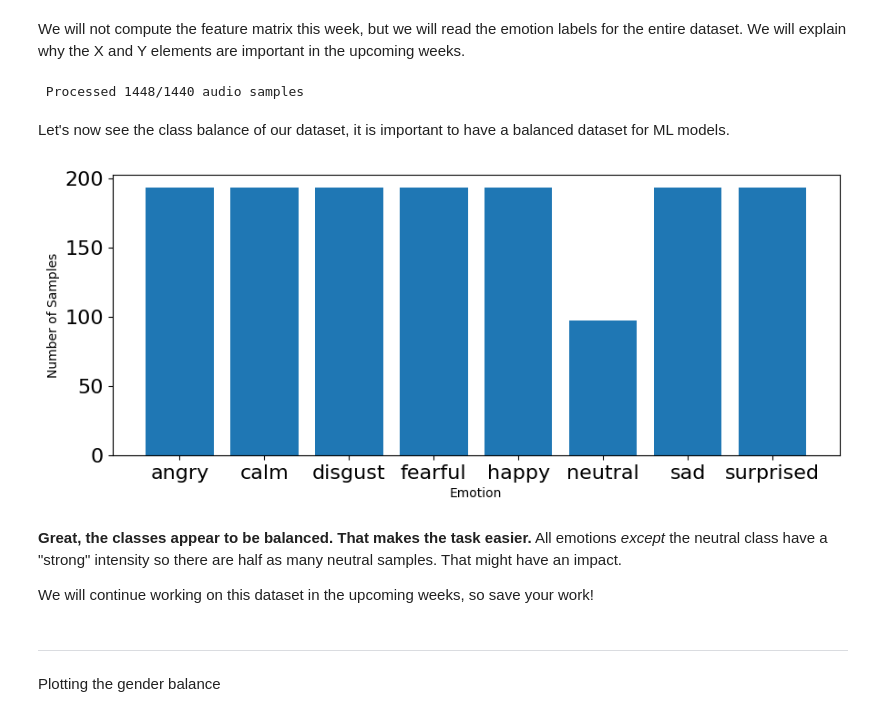
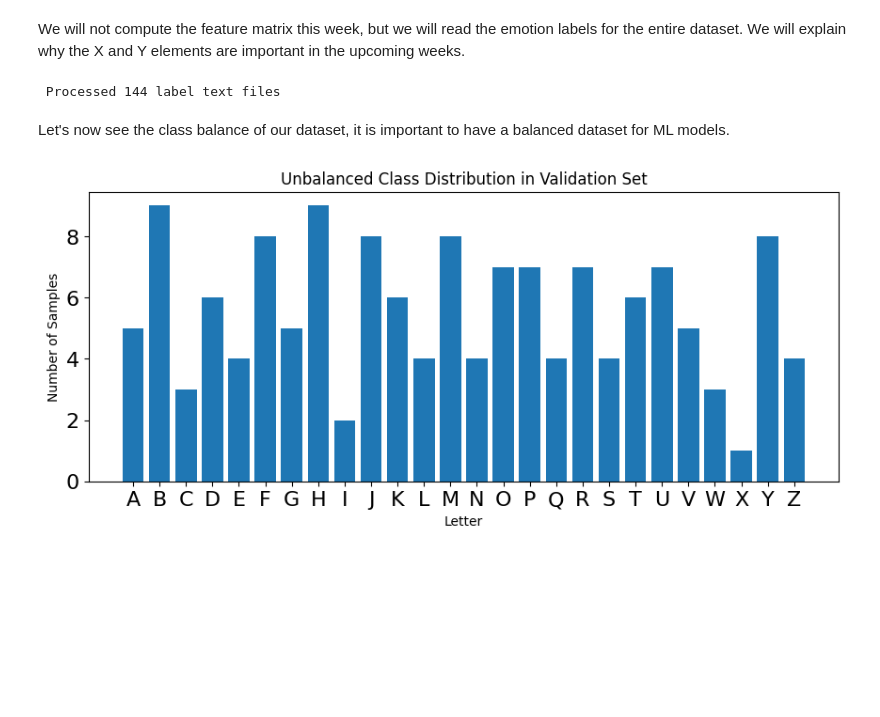
Before and after one commit to amandajeng19/ASL-Final-Project, a Jupyter notebook: Data_Preprocessing.ipynb, the cells around one changed output. Cells and saved outputs as stored; diff of their text form; code cells hidden in the pictures; blank space fills up the shorter version.

```diff
--- a/Data_Preprocessing.ipynb
+++ b/Data_Preprocessing.ipynb
@@ -686,58 +202,46 @@ import numpy as np
 import matplotlib.pyplot as plt
 
 def load_data():
-    X,y,z=[],[],[]
+    X,y = [],[]
     count = 0
-    for file in glob.glob("/content/drive/MyDrive/IAT 360/Week 2 lab/Audio Data/*/*.wav"):
-        file_name = os.path.basename(file)
+    # for every text file in the training set
+    for file in glob.glob("/content/drive/MyDrive/IAT 360/Computer Vision Project/labels/val/*.txt"):
+        f = open(file, "r")
 
-        emotion = emotions_dict[file_name.split("-")[2]]
-        y.append(emotion)
+        # read the first two characters, strip the space
+        label = f.read(2).strip(" ")
 
-        gender = int(file_name.strip(".wav").split("-")[6])
-        if (gender % 2 == 0):
-          gender = 'female'
-        else:
-          gender = 'male'
-        z.append(gender)
+        # use the dictionary to add the letter to the list of labels
+        letter = letters_dict[label]
+        y.append(letter)
 
-        #features = get_features(file)
-        #X.append(features)
+        f.close()
         count += 1
         # '\r' + end='' results in printing over same line
-    print('\r' + f' Processed {count}/{1440} audio samples',end=' ')
+        print('\r' + f' Processed {count} label text files',end=' ')
     # Return arrays to plug into sklearn's cross-validation algorithms
-    return np.array(X), np.array(y), np.array(z)
+    return np.array(X), np.array(y)
 # %% [markdown]
 We will not compute the feature matrix this week, but we will read the emotion labels for the entire dataset.
 We will explain why the X and Y elements are important in the upcoming weeks.
 # %%
-features, emotions, gender = load_data()
+features, letters = load_data()
 # %% [output]
- Processed 1448/1440 audio samples
+ Processed 144 label text files
 # %% [markdown]
 Let's now see the class balance of our dataset, it is important to have a balanced dataset for ML models.
 # %%
-# plot emotions
+# plot letters
 plt.figure(figsize=(35,4))
 plt.subplot(1,3,1)
 #np.unique returns ordered list of unique elements and count of each element
-emotion_list, count = np.unique(emotions, return_counts=True)
-plt.bar(x=range(8), height=count)
-plt.xticks(ticks=range(8), labels = [emotion for emotion in emotion_list],fontsize=10)
-plt.xlabel('Emotion')
+letter_list, count = np.unique(letters, return_counts=True)
+plt.bar(x=range(26), height=count)
+plt.xticks(ticks=range(26), labels = [letter for letter in letter_list],fontsize=10)
+plt.title("Unbalanced Class Distribution in Validation Set")
+plt.xlabel('Letter')
 plt.tick_params(labelsize=16)
 plt.ylabel('Number of Samples')
 plt.show()
 # %% [output]
-[figure, old version]
+[figure, new version]
-# %% [markdown]
-**Great, the classes appear to be balanced. That makes the task easier.** All emotions _except_ the neutral class have a "strong" intensity so there are half as many neutral samples. That might have an impact.
-
-We will continue working on this dataset in the upcoming weeks, so save your work!
-# %% [markdown]
-
-
----
-# %% [markdown]
-Plotting the gender balance
```
Also changed, not shown: parts of 71 cells of this notebook.
